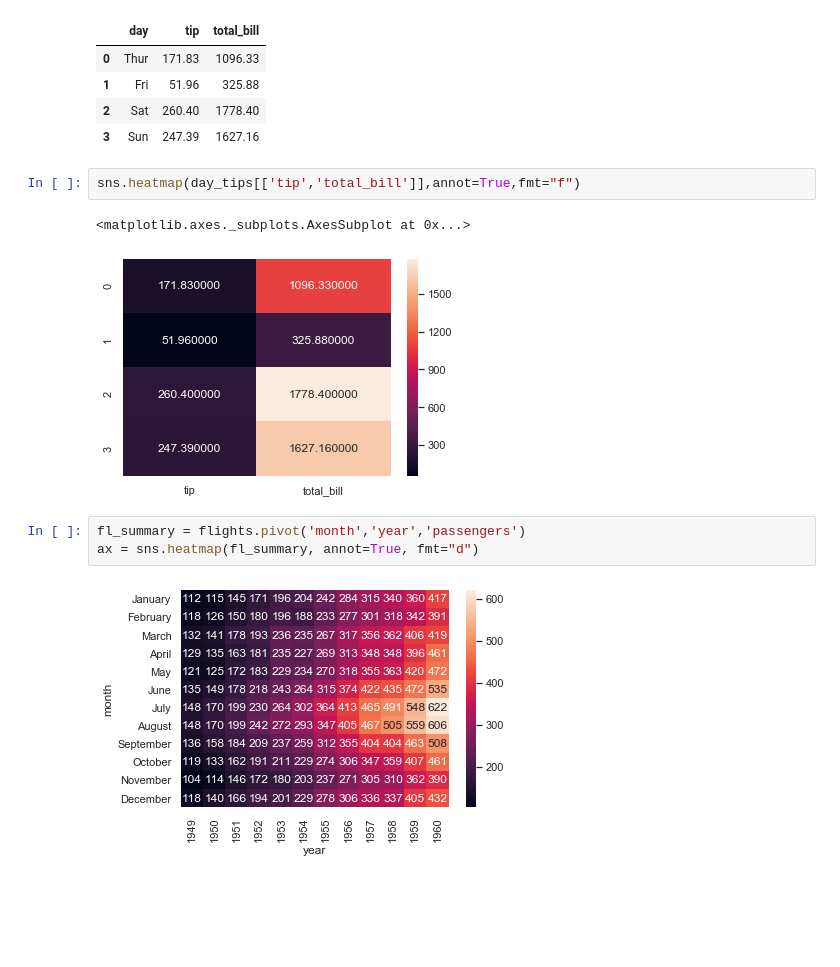
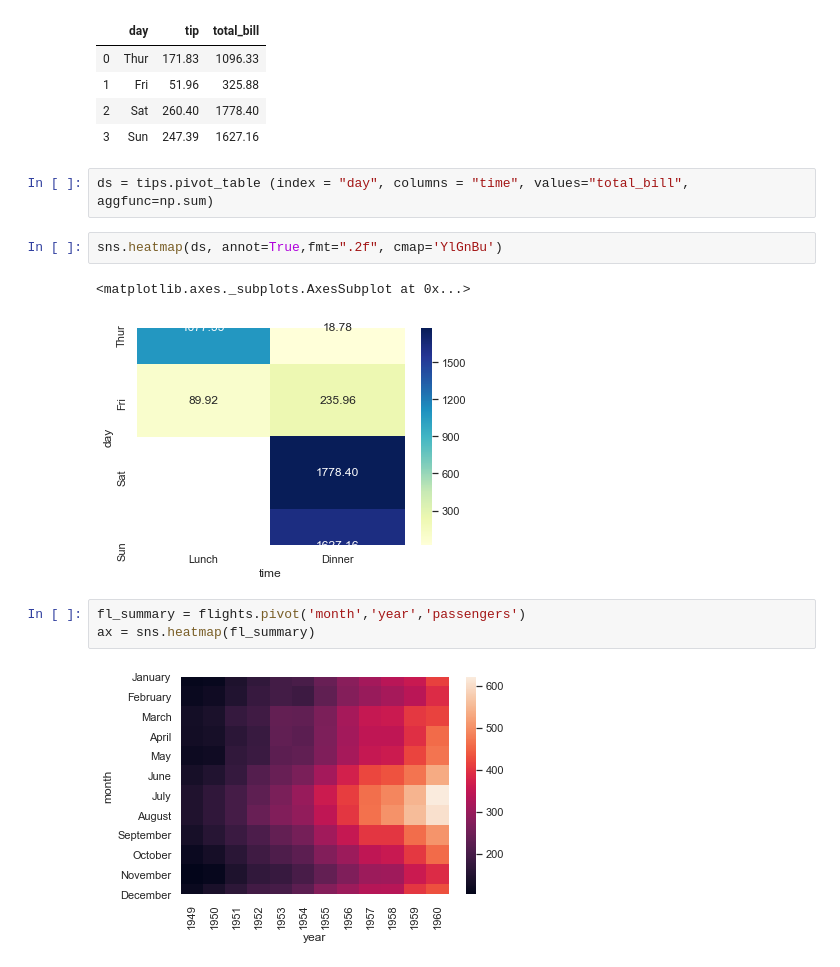
Before and after one commit to srikanthpragada/DS_06_JAN_2020, a Jupyter notebook: seaborn_demo.ipynb, the cells around one changed output. Cells and saved outputs as stored; diff of their text form; blank space fills up the shorter version.

```diff
--- a/seaborn_demo.ipynb
+++ b/seaborn_demo.ipynb
@@ -206,16 +216,18 @@ day_tips
 | 1 | Fri | 51.96 | 325.88 |
 | 2 | Sat | 260.40 | 1778.40 |
 | 3 | Sun | 247.39 | 1627.16 |
+# %%
+ds = tips.pivot_table (index = "day", columns = "time", values="total_bill", aggfunc=np.sum)
 # %%
-sns.heatmap(day_tips[['tip','total_bill']],annot=True,fmt="f")
+sns.heatmap(ds, annot=True,fmt=".2f", cmap='YlGnBu')
 # %% [output]
 <matplotlib.axes._subplots.AxesSubplot at 0x...>
-[figure, old version]
+[figure, new version]
 # %%
 fl_summary = flights.pivot('month','year','passengers')
-ax = sns.heatmap(fl_summary, annot=True, fmt="d")
+ax = sns.heatmap(fl_summary)
 # %% [output]
-[figure, old version]
+[figure, new version]
 # %%
 cm = tips.corr()
 print(cm)
```
Also changed, not shown: parts of 7 cells of this notebook.
